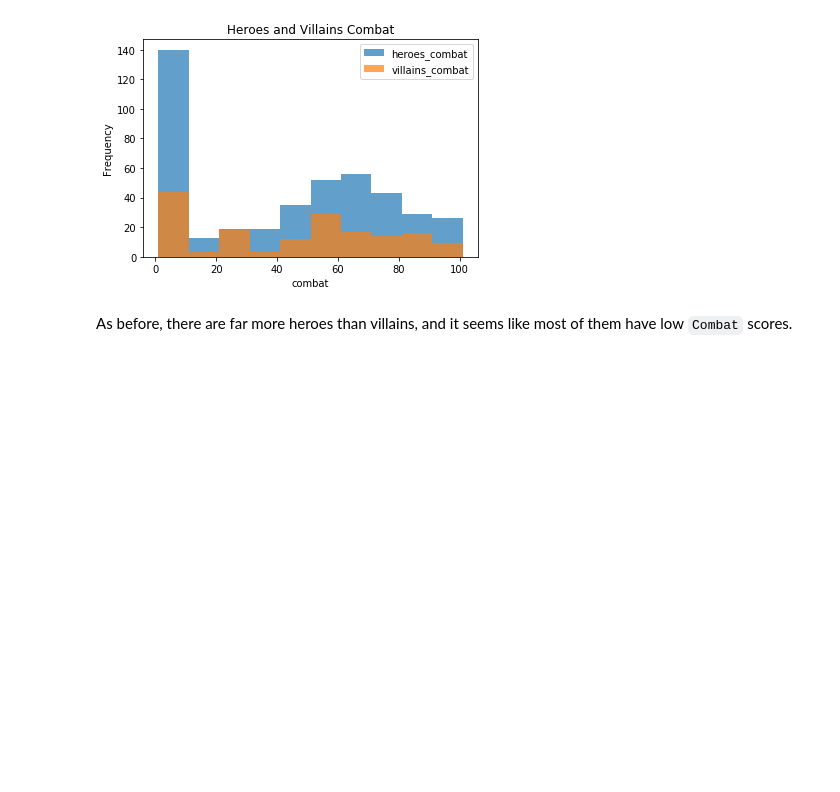
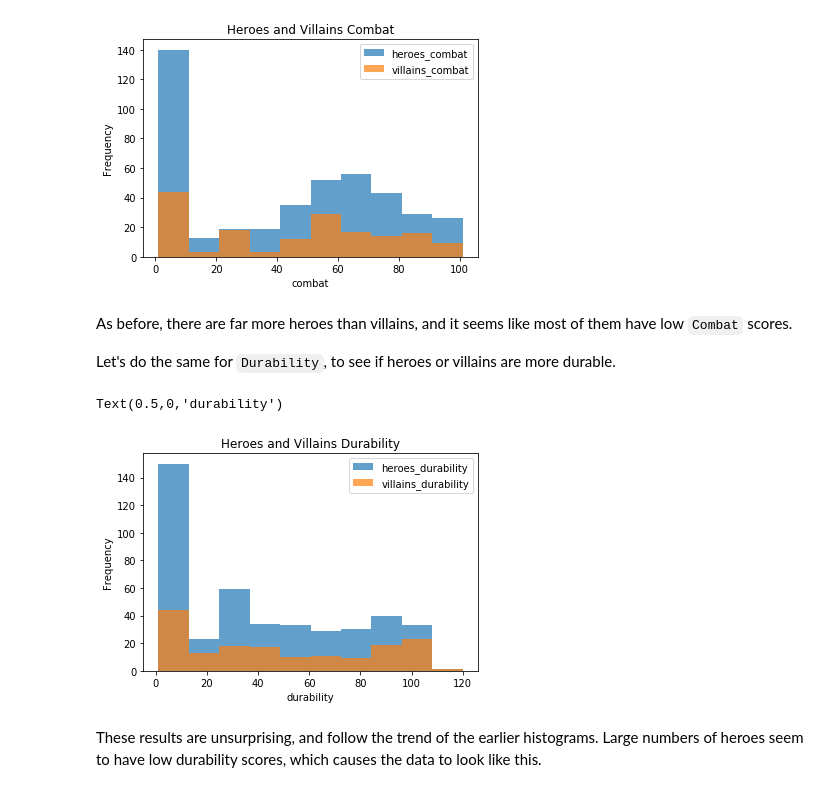
Before and after one commit to NicholasCrossman/python-pandas-marvel-queries, a Jupyter notebook: marvel-queries.ipynb, the cells around one changed output. Drawn from its saved outputs; the diff is of its cells as text; code cells hidden in the pictures; blank space fills up the shorter version.

Commit message:
Added additional histogram comparing Durability of heroes and villains.

```diff
--- a/marvel-queries.ipynb
+++ b/marvel-queries.ipynb
@@ -252,3 +252,17 @@ Text(0.5,0,'combat')
 [figure]
 # %% [markdown]
 As before, there are far more heroes than villains, and it seems like most of them have low `Combat` scores.
+
+Let's do the same for `Durability`, to see if heroes or villains are more durable.
+# %%
+heroes_durability = heroes['Durability']
+villains_durability = villains['Durability']
+durability = pd.DataFrame({'heroes_durability': heroes_durability, 'villains_durability': villains_durability})
+durability.plot.hist(alpha=0.7)
+plt.title('Heroes and Villains Durability')
+plt.xlabel('durability')
+# %% [output]
+Text(0.5,0,'durability')
+[figure, added]
+# %% [markdown]
+These results are unsurprising, and follow the trend of the earlier histograms. Large numbers of heroes seem to have low durability scores, which causes the data to look like this.
```
